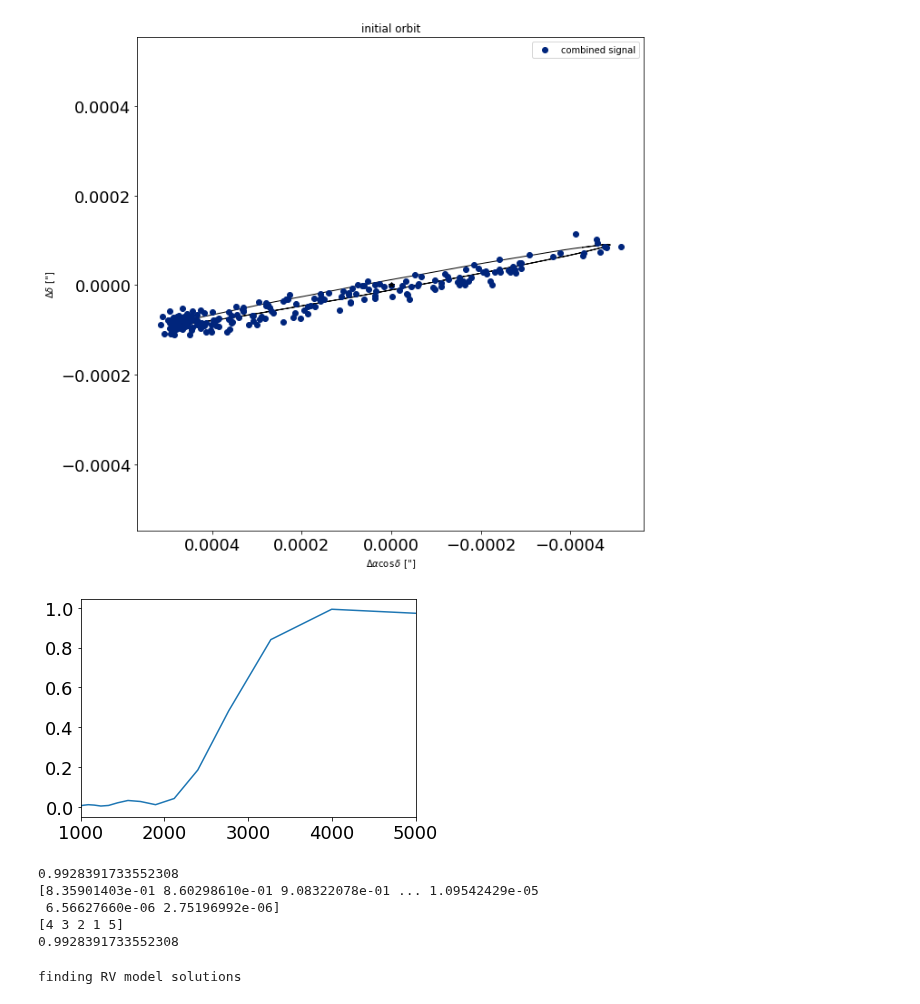
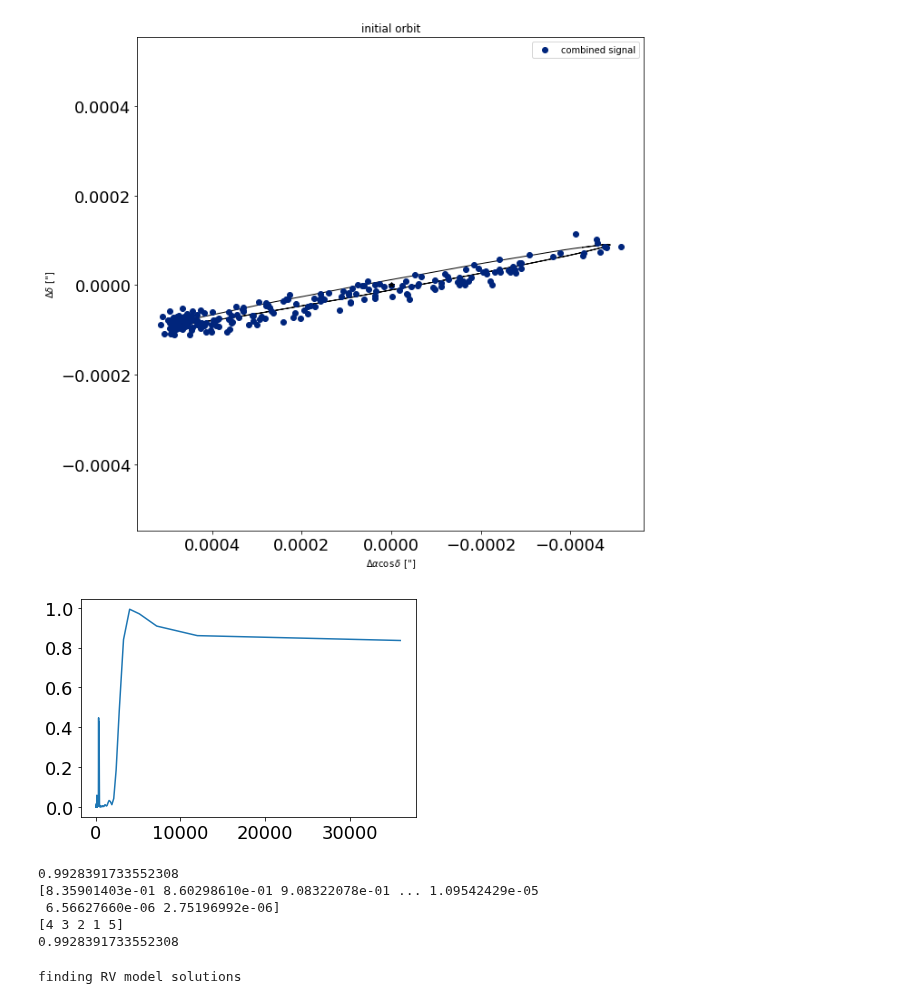
Before and after one commit to dyahalomi/roman_astrometry, a Jupyter notebook: Code/model_data.ipynb, the cells around one changed output. Cells and saved outputs as stored; diff of their text form; code cells hidden in the pictures.

```diff
--- a/Code/model_data.ipynb
+++ b/Code/model_data.ipynb
@@ -134,24 +134,26 @@ t_fine = np.linspace(x_astrometry.min() - 500, x_astrometry.max() + 500, num=100
 # %%
 from astropy.timeseries import LombScargle
 frequency, power = LombScargle(x_rv, y_rv).autopower()
 period = 1/frequency
 
 
 frequency_cut = frequency[frequency < 0.1]
 power_cut = power[frequency < 0.1]
+period_cut = period[frequency < 0.1]
 
-plt.plot(1/frequency_cut, power_cut)
-plt.xlim(1000,5000)
+plt.plot(period_cut, power_cut)
+#plt.xlim(300,400)
 
 plt.show()
+
 print(power_cut.max())
 print(power_cut)
 
 indices = power_cut.argsort()[-5:][::-1]
 print(indices)
 print(power_cut[indices][0])
 # %% [output]
-[figure, old version]
+[figure, new version]
 0.9928391733552308
 [8.35901403e-01 8.60298610e-01 9.08322078e-01 ... 1.09542429e-05
  6.56627660e-06 2.75196992e-06]
```
